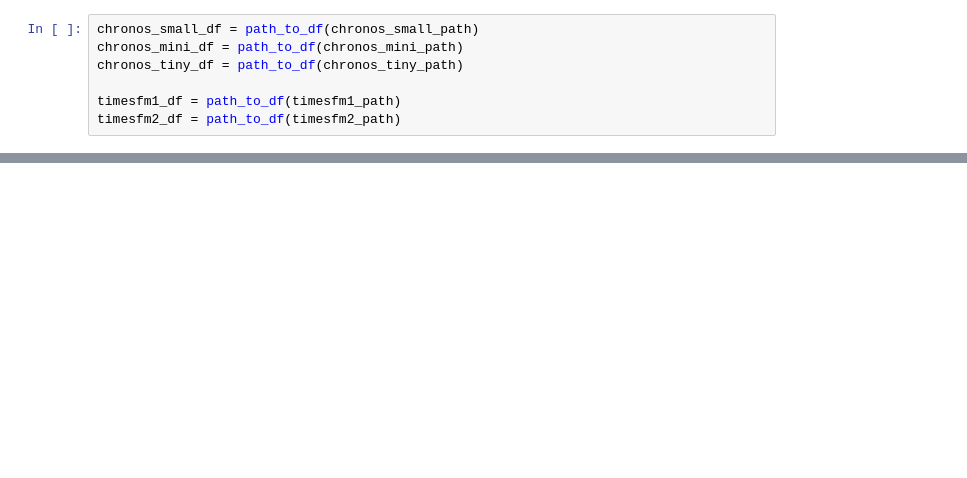
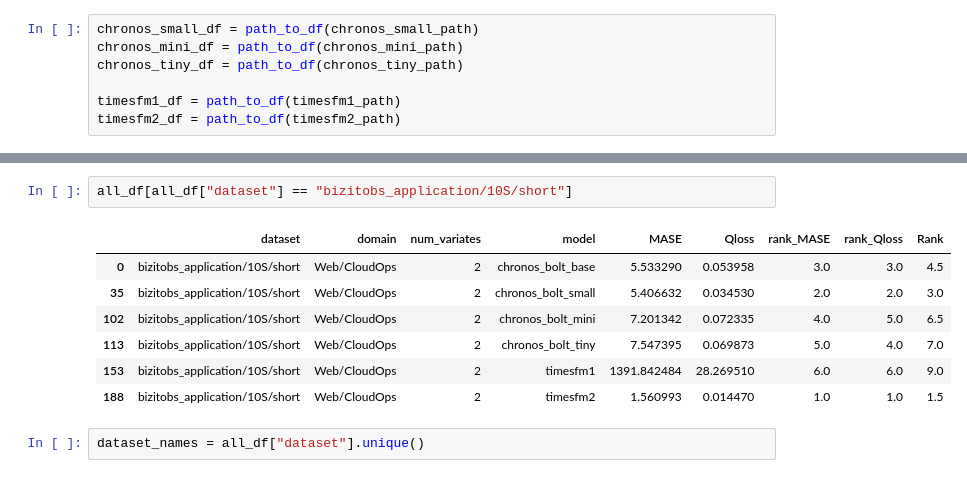
Before and after one commit to GiuliaGhisolfi/TSFM-ZeroShotEval, a Jupyter notebook: 04_results.ipynb, the cells around one changed output, grey strips where cells are left out. Cells and saved outputs as stored; diff of their text form; blank space fills up the shorter version.

```diff
--- a/04_results.ipynb
+++ b/04_results.ipynb
@@ -36,0 +67,12 @@ timesfm2_df = path_to_df(timesfm2_path)
+# %%
+all_df[all_df["dataset"] == "bizitobs_application/10S/short"]
+# %% [output]
+|  | dataset | domain | num_variates | model | MASE | Qloss | rank_MASE | rank_Qloss | Rank |
+| 0 | bizitobs_application/10S/short | Web/CloudOps | 2 | chronos_bolt_base | 5.533290 | 0.053958 | 3.0 | 3.0 | 4.5 |
+| 35 | bizitobs_application/10S/short | Web/CloudOps | 2 | chronos_bolt_small | 5.406632 | 0.034530 | 2.0 | 2.0 | 3.0 |
+| 102 | bizitobs_application/10S/short | Web/CloudOps | 2 | chronos_bolt_mini | 7.201342 | 0.072335 | 4.0 | 5.0 | 6.5 |
+| 113 | bizitobs_application/10S/short | Web/CloudOps | 2 | chronos_bolt_tiny | 7.547395 | 0.069873 | 5.0 | 4.0 | 7.0 |
+| 153 | bizitobs_application/10S/short | Web/CloudOps | 2 | timesfm1 | 1391.842484 | 28.269510 | 6.0 | 6.0 | 9.0 |
+| 188 | bizitobs_application/10S/short | Web/CloudOps | 2 | timesfm2 | 1.560993 | 0.014470 | 1.0 | 1.0 | 1.5 |
+# %%
+dataset_names = all_df["dataset"].unique()
```
Also changed, not shown: parts of 10 cells of this notebook, 3 other files.
